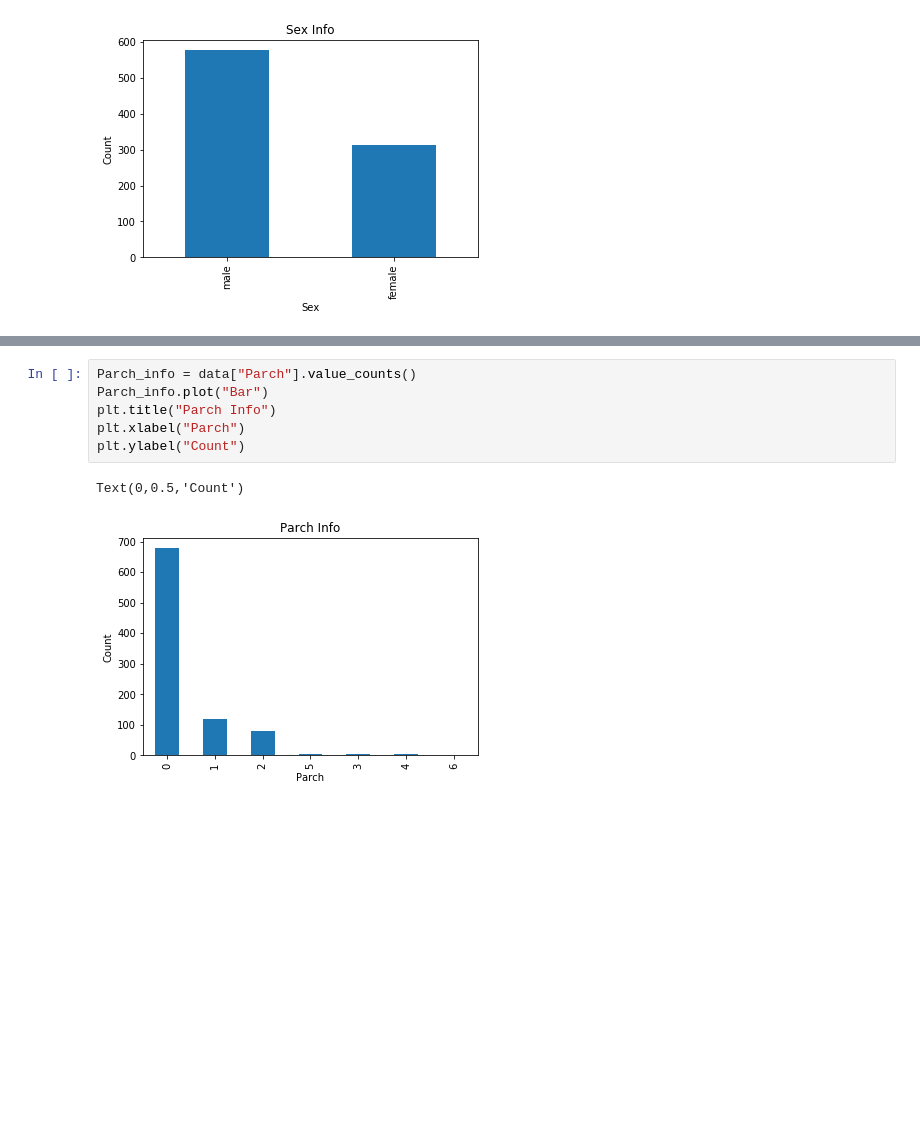
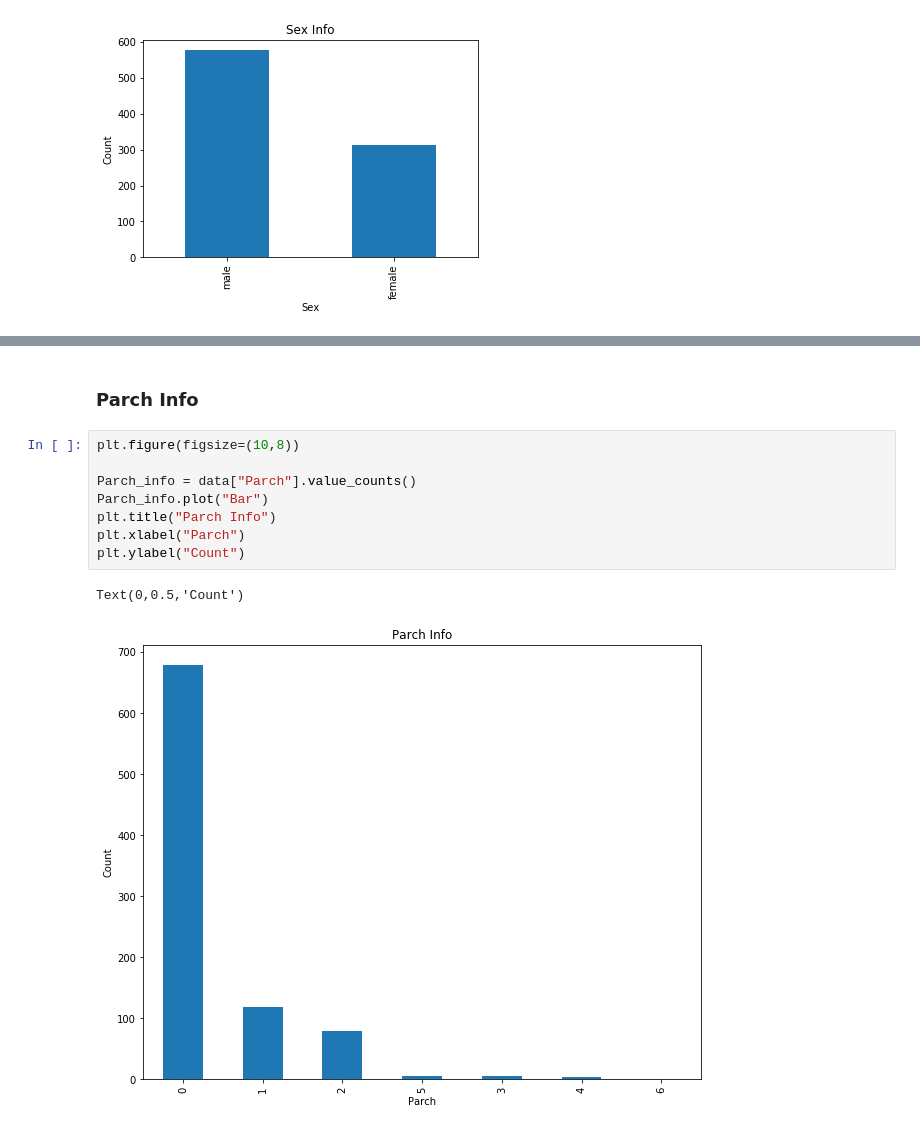
Before and after one commit to PRESIDENT810/Kaggle_Titanic, a Jupyter notebook: View_data.ipynb, the cells around one changed output, grey strips where cells are left out. Cells and saved outputs as stored; diff of their text form; blank space fills up the shorter version.

```diff
--- a/View_data.ipynb
+++ b/View_data.ipynb
@@ -96,9 +224,13 @@ Text(0,0.5,'Count')
+# %% [markdown]
+### Parch Info
 # %%
+plt.figure(figsize=(10,8))
+
 Parch_info = data["Parch"].value_counts()
 Parch_info.plot("Bar")
 plt.title("Parch Info")
 plt.xlabel("Parch")
 plt.ylabel("Count")
 # %% [output]
 Text(0,0.5,'Count')
-[figure, old version]
+[figure, new version]
```
Also changed, not shown: parts of 21 cells of this notebook.
